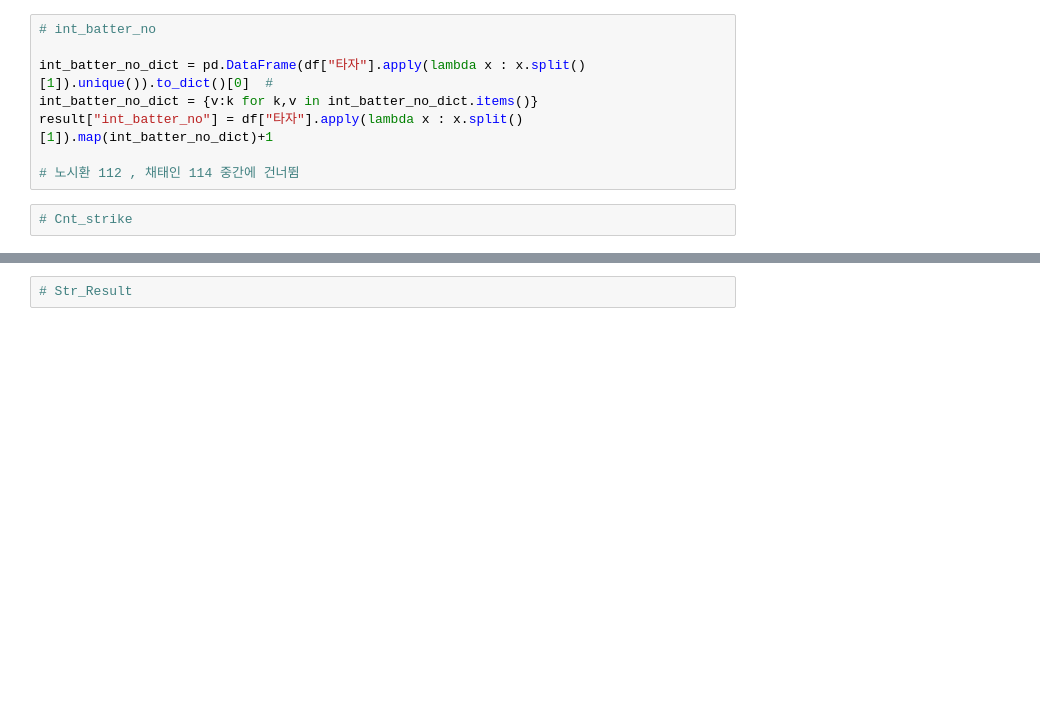
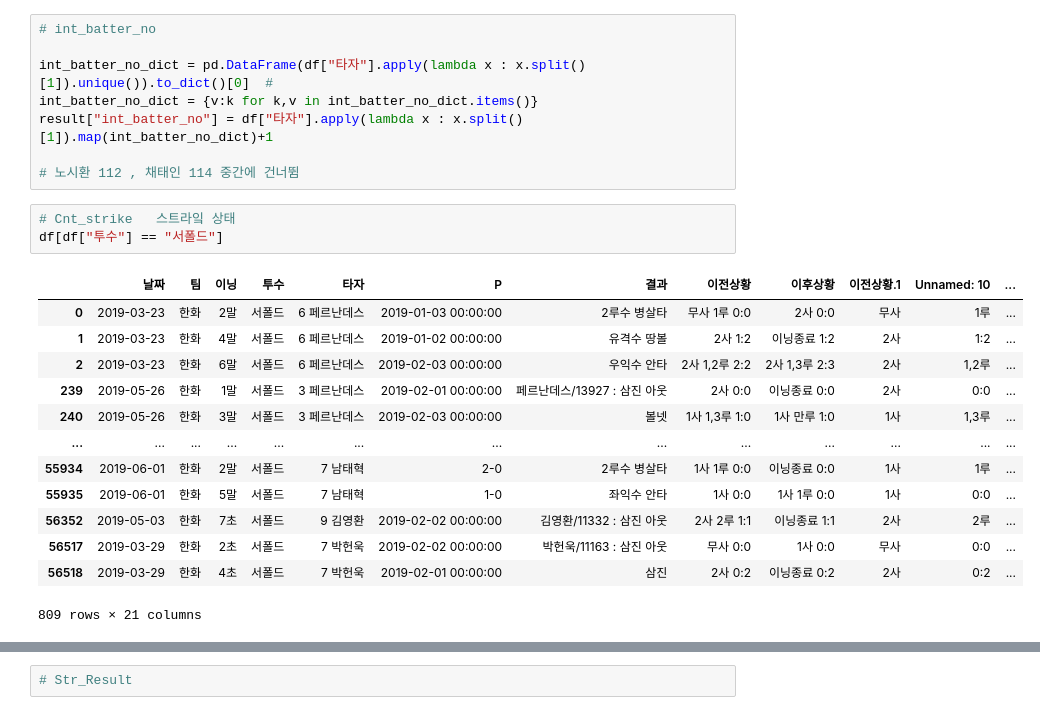
Before and after one commit to parktaeshin/baseball_academy, a Jupyter notebook: Untitled0.ipynb, the cells around one changed output, grey strips where cells are left out. Drawn from its saved outputs; the diff is of its cells as text; blank space fills up the shorter version.

```diff
--- a/Untitled0.ipynb
+++ b/Untitled0.ipynb
@@ -76,5 +76,20 @@ int_batter_no_dict = {v:k for k,v in int_batter_no_dict.items()}
 result["int_batter_no"] = df["타자"].apply(lambda x : x.split()[1]).map(int_batter_no_dict)+1
 
 # 노시환 112 , 채태인 114 중간에 건너뜀
-# %%
-# Cnt_strike
+# %%
+# Cnt_strike   스트라잌 상태
+df[df["투수"] == "서폴드"]
+# %% [output]
+|  | 날짜 | 팀 | 이닝 | 투수 | 타자 | P | 결과 | 이전상황 | 이후상황 | 이전상황.1 | Unnamed: 10 | ... |
+| 0 | 2019-03-23 | 한화 | 2말 | 서폴드 | 6 페르난데스 | 2019-01-03 00:00:00 | 2루수 병살타 | 무사 1루 0:0 | 2사 0:0 | 무사 | 1루 | ... |
+| 1 | 2019-03-23 | 한화 | 4말 | 서폴드 | 6 페르난데스 | 2019-01-02 00:00:00 | 유격수 땅볼 | 2사 1:2 | 이닝종료 1:2 | 2사 | 1:2 | ... |
+| 2 | 2019-03-23 | 한화 | 6말 | 서폴드 | 6 페르난데스 | 2019-02-03 00:00:00 | 우익수 안타 | 2사 1,2루 2:2 | 2사 1,3루 2:3 | 2사 | 1,2루 | ... |
+| 239 | 2019-05-26 | 한화 | 1말 | 서폴드 | 3 페르난데스 | 2019-02-01 00:00:00 | 페르난데스/13927 : 삼진 아웃 | 2사 0:0 | 이닝종료 0:0 | 2사 | 0:0 | ... |
+| 240 | 2019-05-26 | 한화 | 3말 | 서폴드 | 3 페르난데스 | 2019-02-03 00:00:00 | 볼넷 | 1사 1,3루 1:0 | 1사 만루 1:0 | 1사 | 1,3루 | ... |
+| ... | ... | ... | ... | ... | ... | ... | ... | ... | ... | ... | ... | ... |
+| 55934 | 2019-06-01 | 한화 | 2말 | 서폴드 | 7 남태혁 | 2-0 | 2루수 병살타 | 1사 1루 0:0 | 이닝종료 0:0 | 1사 | 1루 | ... |
+| 55935 | 2019-06-01 | 한화 | 5말 | 서폴드 | 7 남태혁 | 1-0 | 좌익수 안타 | 1사 0:0 | 1사 1루 0:0 | 1사 | 0:0 | ... |
+| 56352 | 2019-05-03 | 한화 | 7초 | 서폴드 | 9 김영환 | 2019-02-02 00:00:00 | 김영환/11332 : 삼진 아웃 | 2사 2루 1:1 | 이닝종료 1:1 | 2사 | 2루 | ... |
+| 56517 | 2019-03-29 | 한화 | 2초 | 서폴드 | 7 박헌욱 | 2019-02-02 00:00:00 | 박헌욱/11163 : 삼진 아웃 | 무사 0:0 | 1사 0:0 | 무사 | 0:0 | ... |
+| 56518 | 2019-03-29 | 한화 | 4초 | 서폴드 | 7 박헌욱 | 2019-02-01 00:00:00 | 삼진 | 2사 0:2 | 이닝종료 0:2 | 2사 | 0:2 | ... |
+809 rows × 21 columns
```
Also changed, not shown: parts of 12 cells of this notebook.
